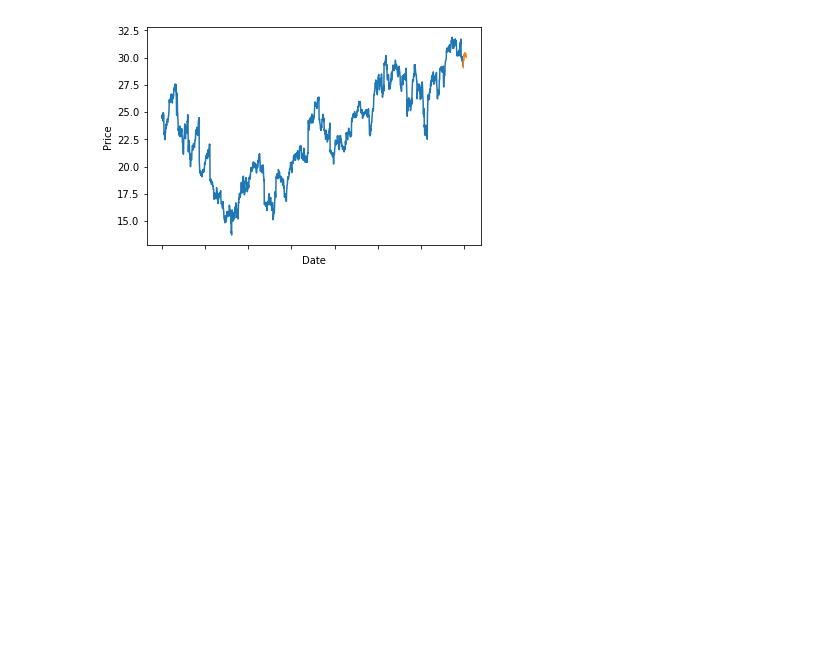
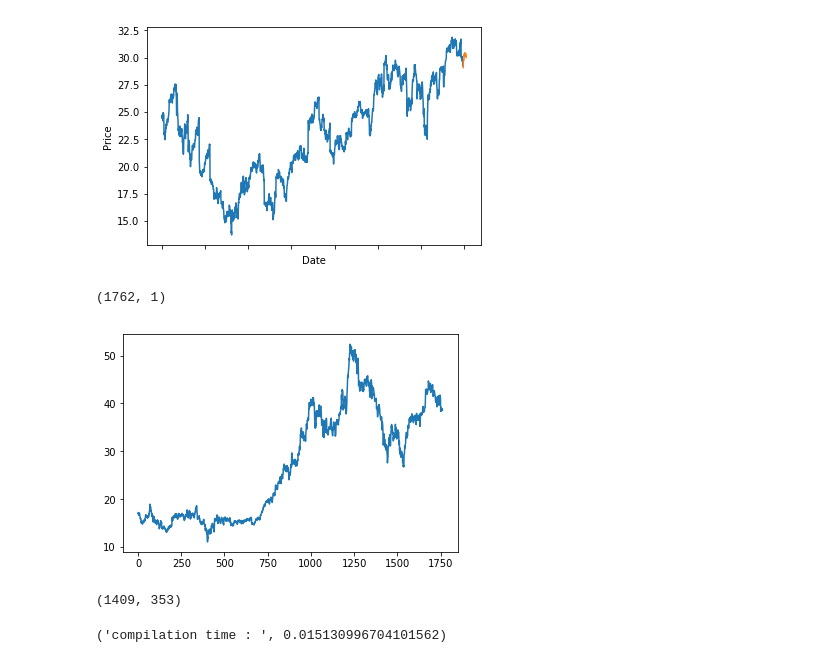
Before and after one commit to MR-NISHANK/stock_prediction, a Jupyter notebook: stock_prediction.ipynb, the cells around one changed output. Drawn from its saved outputs; the diff is of its cells as text; code cells hidden in the pictures; blank space fills up the shorter version.

```diff
--- a/stock_prediction.ipynb
+++ b/stock_prediction.ipynb
@@ -150,3 +149,26 @@ plt.show()
 2016-12-23 00:00:00  30.182562
 2016-12-24 00:00:00  30.019549
 [figure]
+# %%
+df=pd.read_csv('../stock_exchange/prices.csv')
+yahoo = df[df['symbol']=='YHOO']
+yahoo_stock_prices = yahoo.close.values.astype('float32')
+yahoo_stock_prices = yahoo_stock_prices.reshape(1762, 1)
+yahoo_stock_prices.shape
+# %% [output]
+(1762, 1)
+# %%
+plt.plot(yahoo_stock_prices)
+plt.show()
+
+scaler = MinMaxScaler(feature_range=(0, 1))
+yahoo_stock_prices = scaler.fit_transform(yahoo_stock_prices)
+# %% [output]
+[figure, added]
+# %%
+train_size = int(len(yahoo_stock_prices) * 0.80)
+test_size = len(yahoo_stock_prices) - train_size
+train, test = yahoo_stock_prices[0:train_size,:], yahoo_stock_prices[train_size:len(yahoo_stock_prices),:]
+print(len(train), len(test))
+# %% [output]
+(1409, 353)
@@ -152,0 +192,24 @@ plt.show()
+# %%
+#Step 2 Build Model
+model = Sequential()
+
+model.add(LSTM(
+    input_dim=1,
+    output_dim=50,
+    return_sequences=True))
+model.add(Dropout(0.2))
+
+model.add(LSTM(
+    100,
+    return_sequences=False))
+model.add(Dropout(0.2))
+
+model.add(Dense(
+    output_dim=1))
+model.add(Activation('linear'))
+
+start = time.time()
+model.compile(loss='mse', optimizer='rmsprop')
+print ('compilation time : ', time.time() - start)
+# %% [output]
+('compilation time : ', 0.015130996704101562)
```
Also changed, not shown: parts of 31 cells of this notebook.
